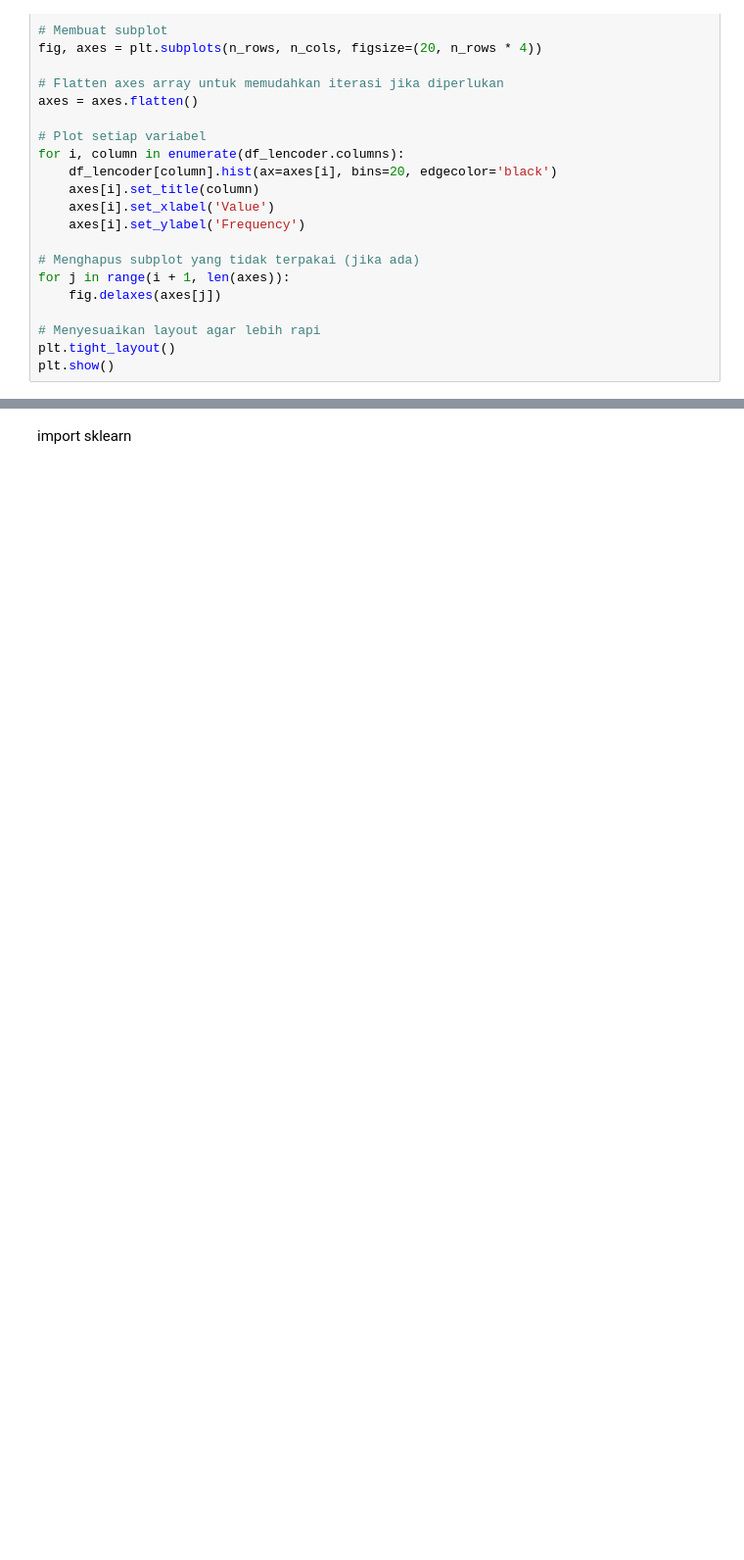
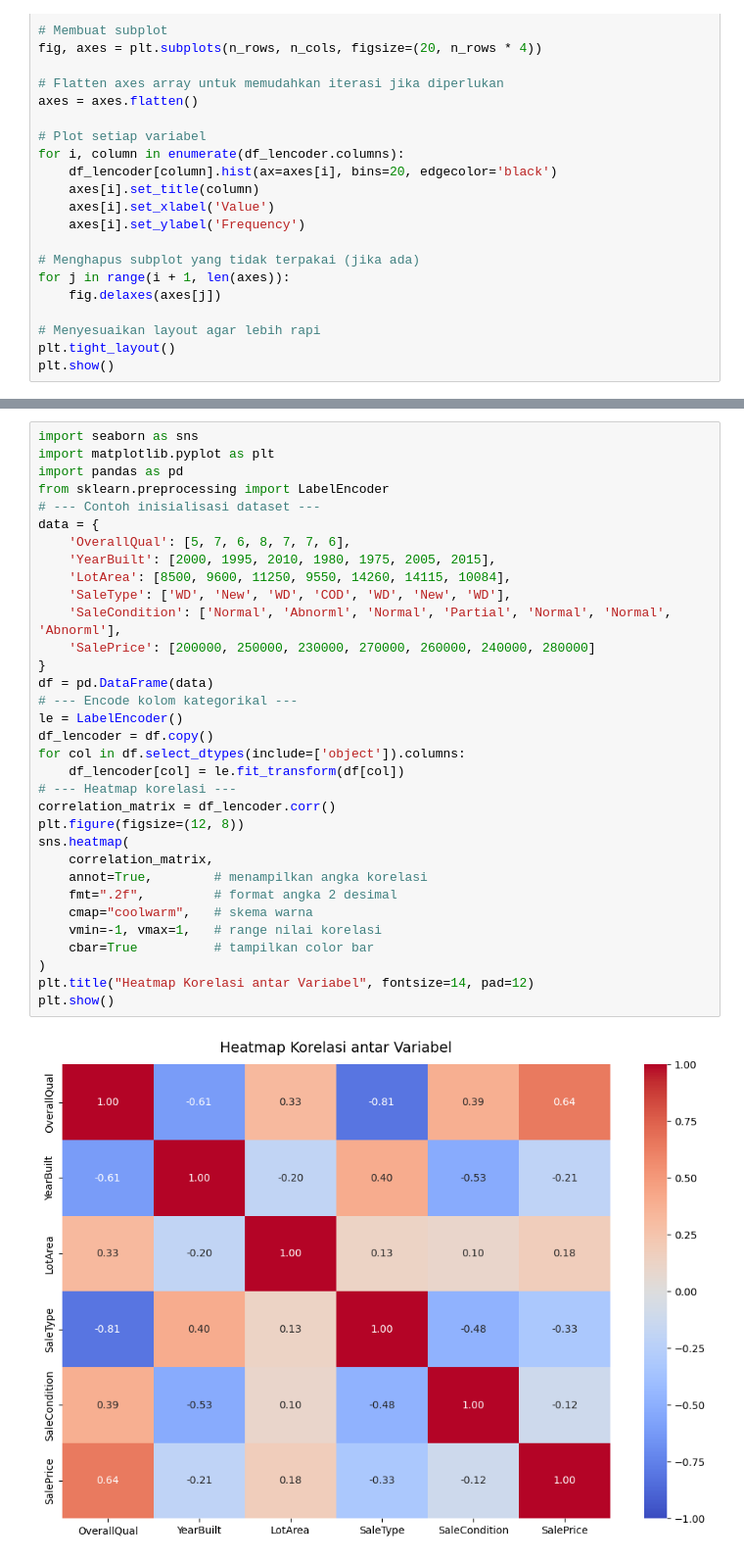
Before and after one commit to Peter-sour/belajar_dataset, a Jupyter notebook: test1.ipynb, the cells around one changed output, grey strips where cells are left out. Shown at 98% size. Drawn from its saved outputs; the diff is of its cells as text; blank space fills up the shorter version.

```diff
--- a/test1.ipynb
+++ b/test1.ipynb
@@ -81,2 +83,35 @@ plt.show()
-# %% [markdown]
-import sklearn
+# %%
+import seaborn as sns
+import matplotlib.pyplot as plt
+import pandas as pd
+from sklearn.preprocessing import LabelEncoder
+# --- Contoh inisialisasi dataset ---
+data = {
+    'OverallQual': [5, 7, 6, 8, 7, 7, 6],
+    'YearBuilt': [2000, 1995, 2010, 1980, 1975, 2005, 2015],
+    'LotArea': [8500, 9600, 11250, 9550, 14260, 14115, 10084],
+    'SaleType': ['WD', 'New', 'WD', 'COD', 'WD', 'New', 'WD'],
+    'SaleCondition': ['Normal', 'Abnorml', 'Normal', 'Partial', 'Normal', 'Normal', 'Abnorml'],
+    'SalePrice': [200000, 250000, 230000, 270000, 260000, 240000, 280000]
+}
+df = pd.DataFrame(data)
+# --- Encode kolom kategorikal ---
+le = LabelEncoder()
+df_lencoder = df.copy()
+for col in df.select_dtypes(include=['object']).columns:
+    df_lencoder[col] = le.fit_transform(df[col])
+# --- Heatmap korelasi ---
+correlation_matrix = df_lencoder.corr()
+plt.figure(figsize=(12, 8))
+sns.heatmap(
+    correlation_matrix,
+    annot=True,        # menampilkan angka korelasi
+    fmt=".2f",         # format angka 2 desimal
+    cmap="coolwarm",   # skema warna
+    vmin=-1, vmax=1,   # range nilai korelasi
+    cbar=True          # tampilkan color bar
+)
+plt.title("Heatmap Korelasi antar Variabel", fontsize=14, pad=12)
+plt.show()
+# %% [output]
+[figure, added]
```
Also changed, not shown: parts of 1 cell of this notebook, 1 other file.
